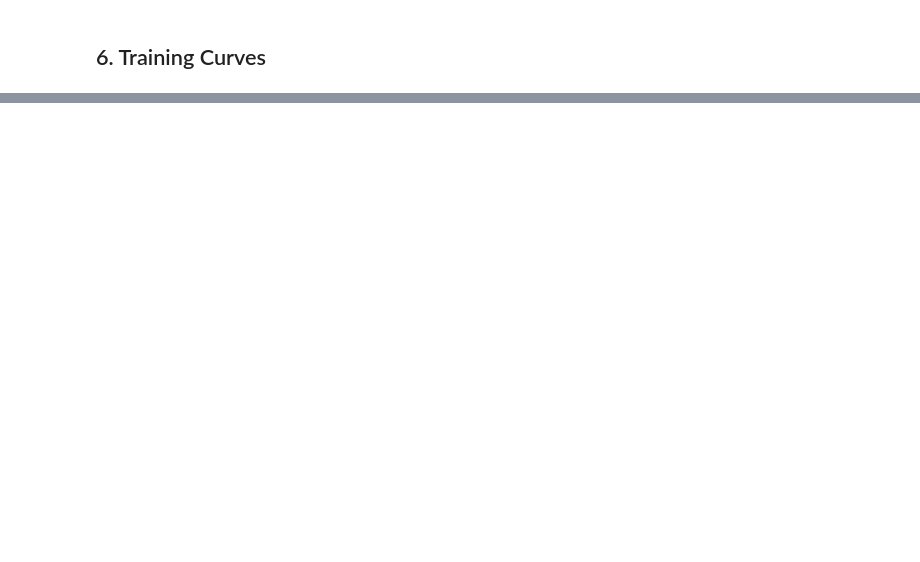
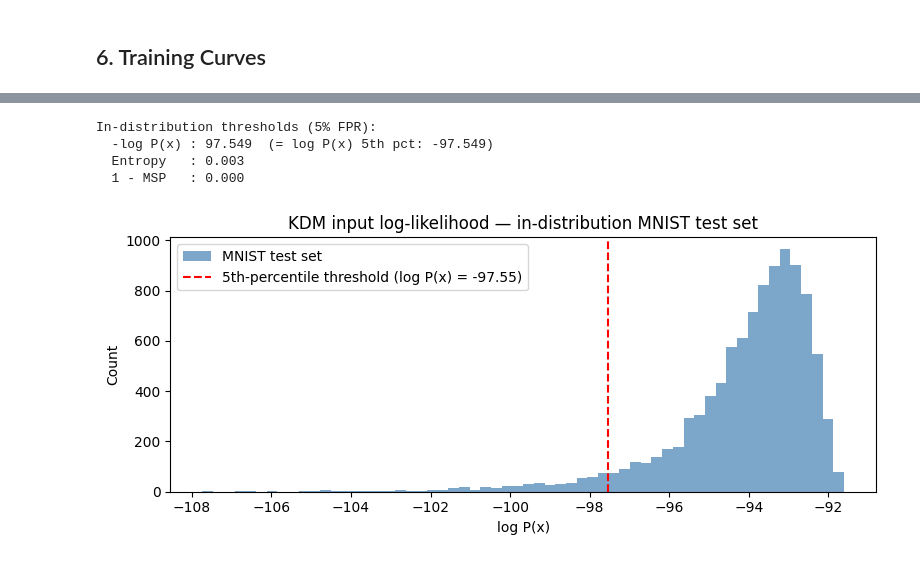
Before and after one commit to fagonzalezo/kdm, a Jupyter notebook: examples/kdm_uncertainty.ipynb, the cells around one changed output, grey strips where cells are left out. Drawn from its saved outputs; the diff is of its cells as text; code cells hidden in the pictures; blank space fills up the shorter version.

```diff
--- a/examples/kdm_uncertainty.ipynb
+++ b/examples/kdm_uncertainty.ipynb
@@ -158,6 +189,7 @@ baseline_model = nn.Sequential(encoder_base, nn.Linear(ENCODED_SIZE, DIM_Y)).to(
 opt_base  = torch.optim.Adam(baseline_model.parameters(), lr=1e-3)
 loader    = DataLoader(TensorDataset(X_train, y_train), batch_size=BATCH_SIZE, shuffle=True)
 hist_base = {'train_loss': [], 'test_loss': [], 'train_acc': [], 'test_acc': []}
+es_base   = EarlyStopping(patience=PATIENCE)
 
 for ep in range(EPOCHS_BASE):
     baseline_model.train()
@@ -171,3 +203,7 @@ for ep in range(EPOCHS_BASE):
                  ('train_acc',  tr_acc),  ('test_acc',  te_acc)]:
         hist_base[k].append(v)
     print(f"epoch {ep+1:2d}  train={tr_loss:.4f}/{tr_acc:.3f}  test={te_loss:.4f}/{te_acc:.3f}")
+    if es_base.step(te_loss, baseline_model):
+        print(f"  → early stopping (no improvement for {PATIENCE} epochs)")
+        es_base.restore(baseline_model)
+        break
@@ -247,6 +303,6 @@ for ep in range(EPOCHS_DISC):
 # %%
 # ── Phase 3: generative KDM ───────────────────────────────────────────────────
-encoder_gen = copy.deepcopy(encoder_kdm)    # copy of the frozen warm-up encoder
+encoder_gen = copy.deepcopy(encoder_kdm)
 for p in encoder_gen.parameters():
     p.requires_grad_(False)
 
@@ -263,7 +319,7 @@ init_kdm_layer(
     kdm_model.kdm,
     encoded_x=enc_x_gen,
     samples_y=F.one_hot(y_train[idx], DIM_Y).float().to(device),
-    init_sigma=False,   # reuse sigma value from the discriminative phase
+    init_sigma=False,
 )
 kdm_model.kernel.sigma = float(kdm_disc.kernel.sigma)
 print(f"Initial sigma (gen): {float(kdm_model.kernel.sigma):.4f}")
@@ -272,6 +328,7 @@ opt_gen  = torch.optim.Adam(
     [p for p in kdm_model.parameters() if p.requires_grad], lr=1e-3
 )
 hist_kdm = {'train_loss': [], 'test_loss': [], 'train_acc': [], 'test_acc': []}
+es_gen   = EarlyStopping(patience=PATIENCE)
 
 for ep in range(EPOCHS_GEN):
     kdm_model.train()
@@ -290,3 +347,7 @@ for ep in range(EPOCHS_GEN):
         hist_kdm[k].append(v)
     print(f"gen   epoch {ep+1:2d}  train={tr_loss:.4f}/{tr_acc:.3f}  "
           f"test={te_loss:.4f}/{te_acc:.3f}  sigma={float(kdm_model.kernel.sigma):.4f}")
+    if es_gen.step(te_loss, kdm_model):
+        print(f"  → early stopping (no improvement for {PATIENCE} epochs)")
+        es_gen.restore(kdm_model)
+        break
@@ -447,0 +527,33 @@ plt.show()
+# %%
+# Compute all three OOD scores on the in-distribution test set
+test_neg_logp  = compute_neg_logp(kdm_model, X_test)
+test_entropy   = compute_entropy_ood_score(kdm_model, X_test, is_logit=False)
+test_msp       = compute_msp_ood_score(kdm_model, X_test, is_logit=False)
+
+# 5% FPR threshold = 95th percentile of in-distribution OOD score
+thresh_neg_logp = np.percentile(test_neg_logp, 95)
+thresh_entropy  = np.percentile(test_entropy,  95)
+thresh_msp      = np.percentile(test_msp,      95)
+
+print(f"In-distribution thresholds (5% FPR):")
+print(f"  -log P(x) : {thresh_neg_logp:.3f}  (= log P(x) 5th pct: {-thresh_neg_logp:.3f})")
+print(f"  Entropy   : {thresh_entropy:.3f}")
+print(f"  1 - MSP   : {thresh_msp:.3f}")
+
+# Visualise the log P(x) distribution with threshold
+fig, ax = plt.subplots(figsize=(8, 3.5))
+ax.hist(-test_neg_logp, bins=60, color='steelblue', alpha=0.7, label='MNIST test set')
+ax.axvline(-thresh_neg_logp, color='red', linestyle='--',
+           label=f'5th-percentile threshold (log P(x) = {-thresh_neg_logp:.2f})')
+ax.set_xlabel('log P(x)')
+ax.set_ylabel('Count')
+ax.set_title('KDM input log-likelihood \u2014 in-distribution MNIST test set')
+ax.legend()
+plt.tight_layout()
+plt.show()
+# %% [output]
+In-distribution thresholds (5% FPR):
+  -log P(x) : 97.549  (= log P(x) 5th pct: -97.549)
+  Entropy   : 0.003
+  1 - MSP   : 0.000
+[figure, added]
```
Also changed, not shown: parts of 33 cells of this notebook.
